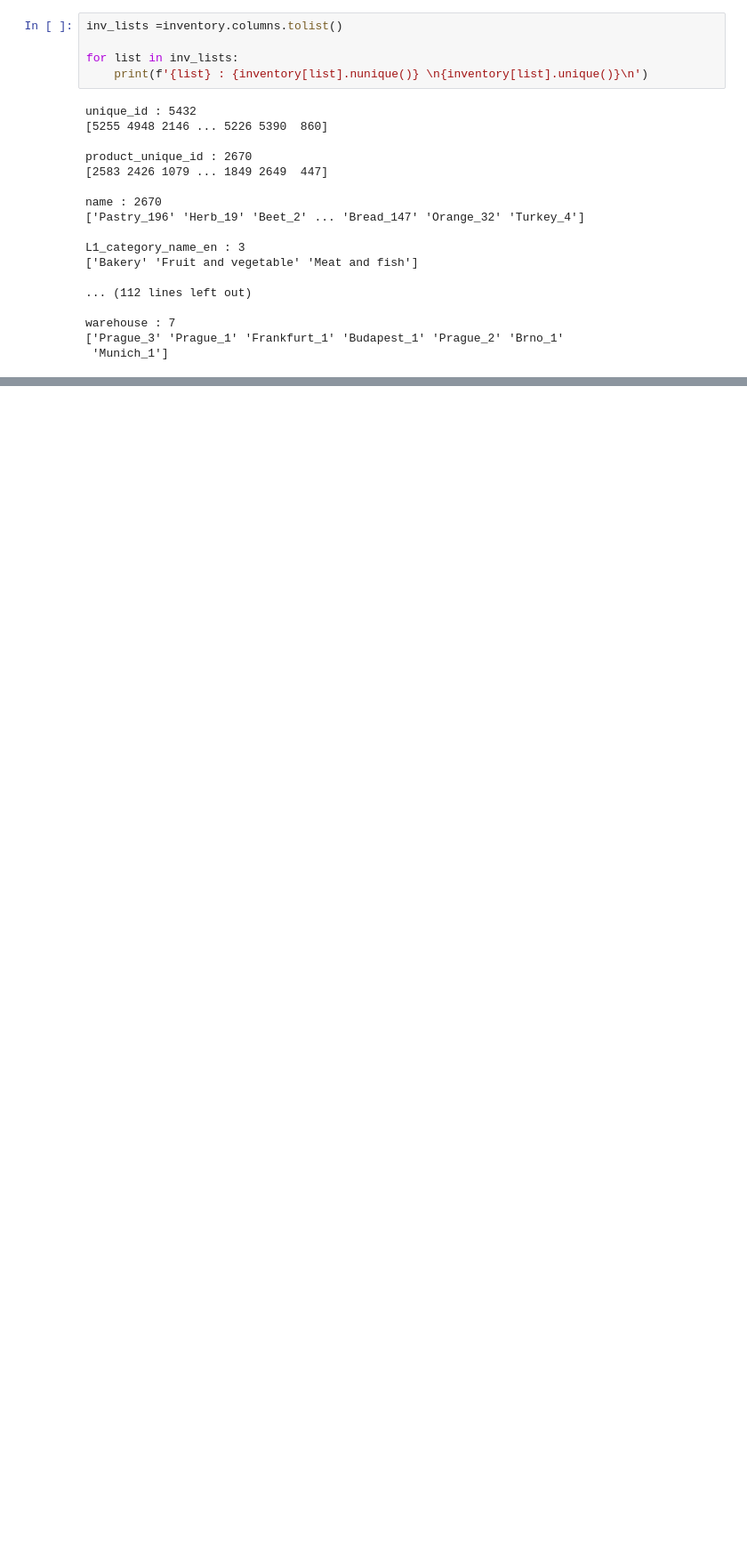
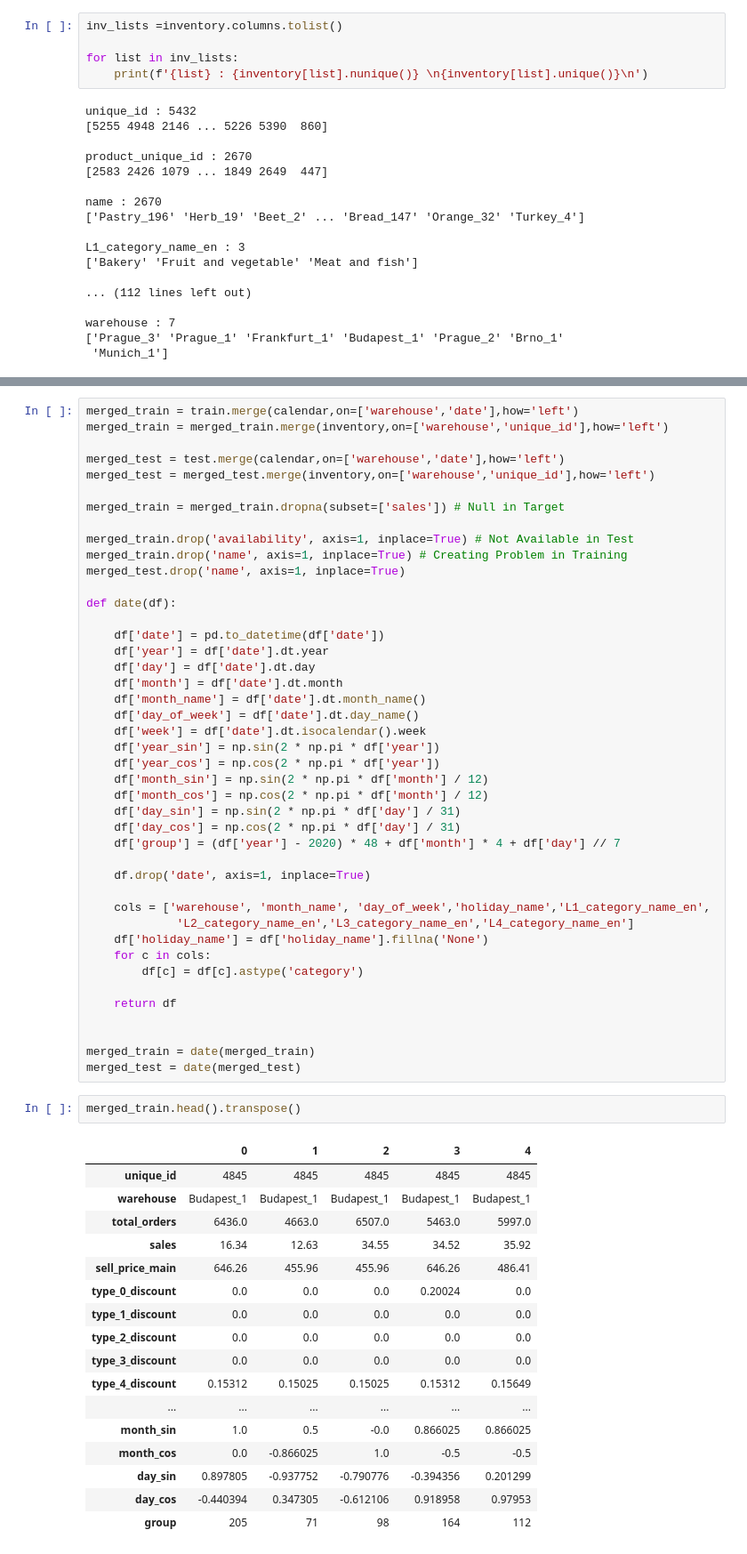
Before and after one commit to bongjooncha/kaggle_rohlik, a Jupyter notebook: data_eda/data_eda.ipynb, the cells around one changed output, grey strips where cells are left out. Shown at 89% size. Saved outputs shown, nothing was run; the diff lists cells and outputs as text; blank space fills up the shorter version.

```diff
--- a/data_eda/data_eda.ipynb
+++ b/data_eda/data_eda.ipynb
@@ -94,0 +259,63 @@ warehouse : 7
+# %%
+merged_train = train.merge(calendar,on=['warehouse','date'],how='left')
+merged_train = merged_train.merge(inventory,on=['warehouse','unique_id'],how='left')
+
+merged_test = test.merge(calendar,on=['warehouse','date'],how='left')
+merged_test = merged_test.merge(inventory,on=['warehouse','unique_id'],how='left')
+
+merged_train = merged_train.dropna(subset=['sales']) # Null in Target
+
+merged_train.drop('availability', axis=1, inplace=True) # Not Available in Test
+merged_train.drop('name', axis=1, inplace=True) # Creating Problem in Training
+merged_test.drop('name', axis=1, inplace=True)
+
+def date(df):
+
+    df['date'] = pd.to_datetime(df['date'])
+    df['year'] = df['date'].dt.year
+    df['day'] = df['date'].dt.day
+    df['month'] = df['date'].dt.month
+    df['month_name'] = df['date'].dt.month_name()
+    df['day_of_week'] = df['date'].dt.day_name()
+    df['week'] = df['date'].dt.isocalendar().week
+    df['year_sin'] = np.sin(2 * np.pi * df['year'])
+    df['year_cos'] = np.cos(2 * np.pi * df['year'])
+    df['month_sin'] = np.sin(2 * np.pi * df['month'] / 12)
+    df['month_cos'] = np.cos(2 * np.pi * df['month'] / 12)
+    df['day_sin'] = np.sin(2 * np.pi * df['day'] / 31)
+    df['day_cos'] = np.cos(2 * np.pi * df['day'] / 31)
+    df['group'] = (df['year'] - 2020) * 48 + df['month'] * 4 + df['day'] // 7
+
+    df.drop('date', axis=1, inplace=True)
+
+    cols = ['warehouse', 'month_name', 'day_of_week','holiday_name','L1_category_name_en',
+             'L2_category_name_en','L3_category_name_en','L4_category_name_en']
+    df['holiday_name'] = df['holiday_name'].fillna('None')
+    for c in cols:
+        df[c] = df[c].astype('category')
+
+    return df
+
+
+merged_train = date(merged_train)
+merged_test = date(merged_test)
+# %%
+merged_train.head().transpose()
+# %% [output]
+|  | 0 | 1 | 2 | 3 | 4 |
+| unique_id | 4845 | 4845 | 4845 | 4845 | 4845 |
+| warehouse | Budapest_1 | Budapest_1 | Budapest_1 | Budapest_1 | Budapest_1 |
+| total_orders | 6436.0 | 4663.0 | 6507.0 | 5463.0 | 5997.0 |
+| sales | 16.34 | 12.63 | 34.55 | 34.52 | 35.92 |
+| sell_price_main | 646.26 | 455.96 | 455.96 | 646.26 | 486.41 |
+| type_0_discount | 0.0 | 0.0 | 0.0 | 0.20024 | 0.0 |
+| type_1_discount | 0.0 | 0.0 | 0.0 | 0.0 | 0.0 |
+| type_2_discount | 0.0 | 0.0 | 0.0 | 0.0 | 0.0 |
+| type_3_discount | 0.0 | 0.0 | 0.0 | 0.0 | 0.0 |
+| type_4_discount | 0.15312 | 0.15025 | 0.15025 | 0.15312 | 0.15649 |
+| ... | ... | ... | ... | ... | ... |
+| month_sin | 1.0 | 0.5 | -0.0 | 0.866025 | 0.866025 |
+| month_cos | 0.0 | -0.866025 | 1.0 | -0.5 | -0.5 |
+| day_sin | 0.897805 | -0.937752 | -0.790776 | -0.394356 | 0.201299 |
+| day_cos | -0.440394 | 0.347305 | -0.612106 | 0.918958 | 0.97953 |
+| group | 205 | 71 | 98 | 164 | 112 |
```
Also changed, not shown: parts of 13 cells of this notebook, 1 other file.
